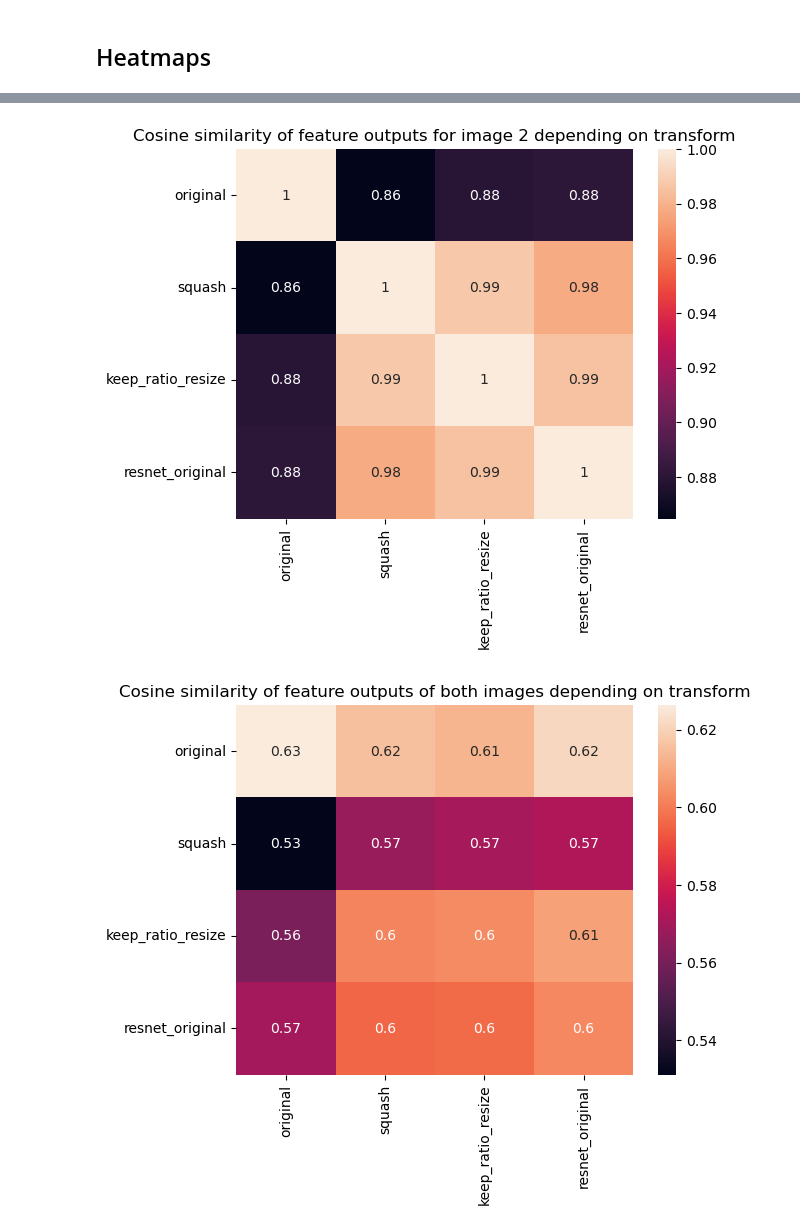
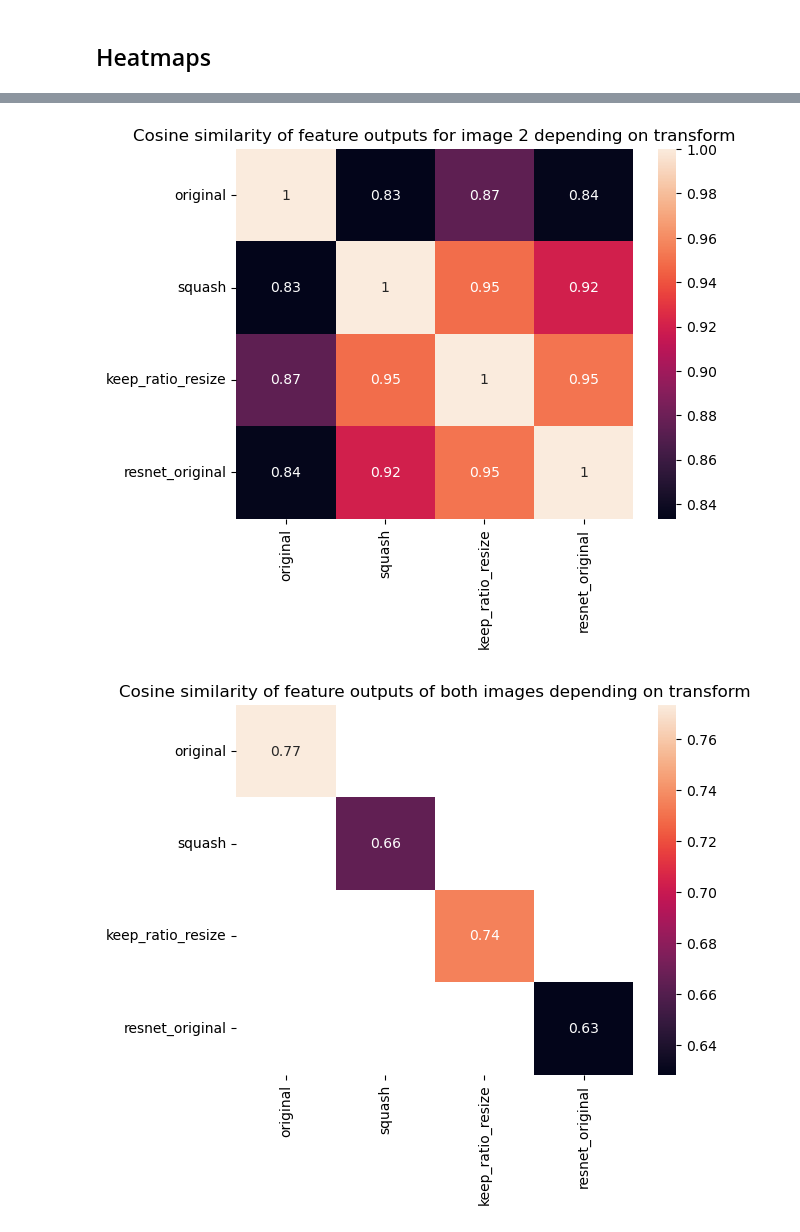
Before and after one commit to adamtms/AI-nspired, a Jupyter notebook: comparison/transforms_comparison_output_features.ipynb, the cells around one changed output, grey strips where cells are left out. Drawn from its saved outputs; the diff is of its cells as text; code cells hidden in the pictures.

Commit message:
More interesting example on more extreme images

```diff
--- a/comparison/transforms_comparison_output_features.ipynb
+++ b/comparison/transforms_comparison_output_features.ipynb
@@ -21,5 +21,5 @@ resnet = models.resnet50(pretrained=True).to(device)
 resnet.eval()
 model = ResnetFeatureExtractor(resnet)
 # %%
-im1_path = "/home/milte/Desktop/AI-nspired/data/test_images/pickup.jpg"
-im2_path = "/home/milte/Desktop/AI-nspired/data/test_images/trees.jpg"
+im1_path = "/home/milte/Desktop/AI-nspired/data/Inspiracje_WEB/1B_3.JPG"
+im2_path = "/home/milte/Desktop/AI-nspired/data/Inspiracje_WEB/1B_9.JPG"
@@ -76,11 +84,11 @@ make_heatmap(
     lambda r1,r2: torch.nn.functional.cosine_similarity(r1.tensor2,r2.tensor2).item(),
     "Cosine similarity of feature outputs for image 2 depending on transform")
 # %% [output]
-[figure, old version]
+[figure, new version]
 # %%
 make_heatmap(
     results,
-    lambda r1,r2: torch.nn.functional.cosine_similarity(r1.tensor1,r2.tensor2).item(),
+    lambda r1,r2: torch.nn.functional.cosine_similarity(r1.tensor1,r2.tensor2).item() if r1.name == r2.name else np.nan,
     "Cosine similarity of feature outputs of both images depending on transform")
 # %% [output]
-[figure, old version]
+[figure, new version]
```
Also changed, not shown: parts of 2 cells of this notebook.
